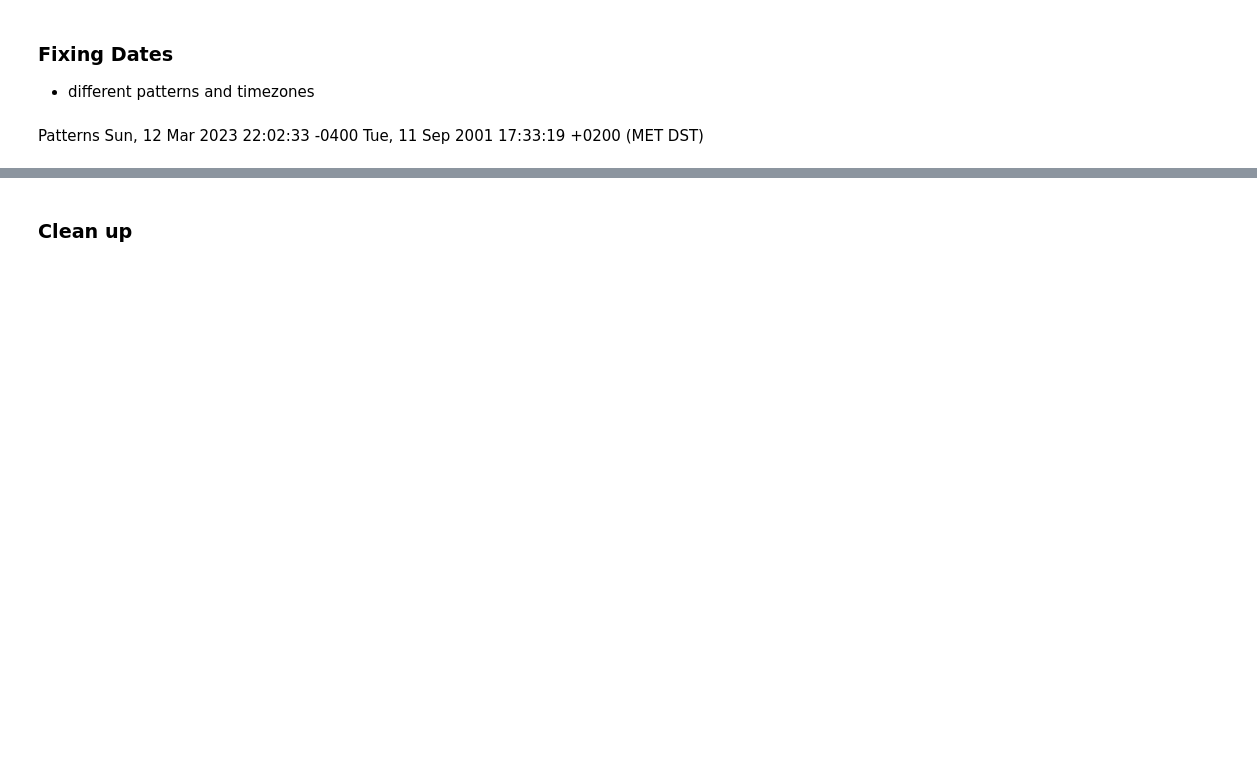
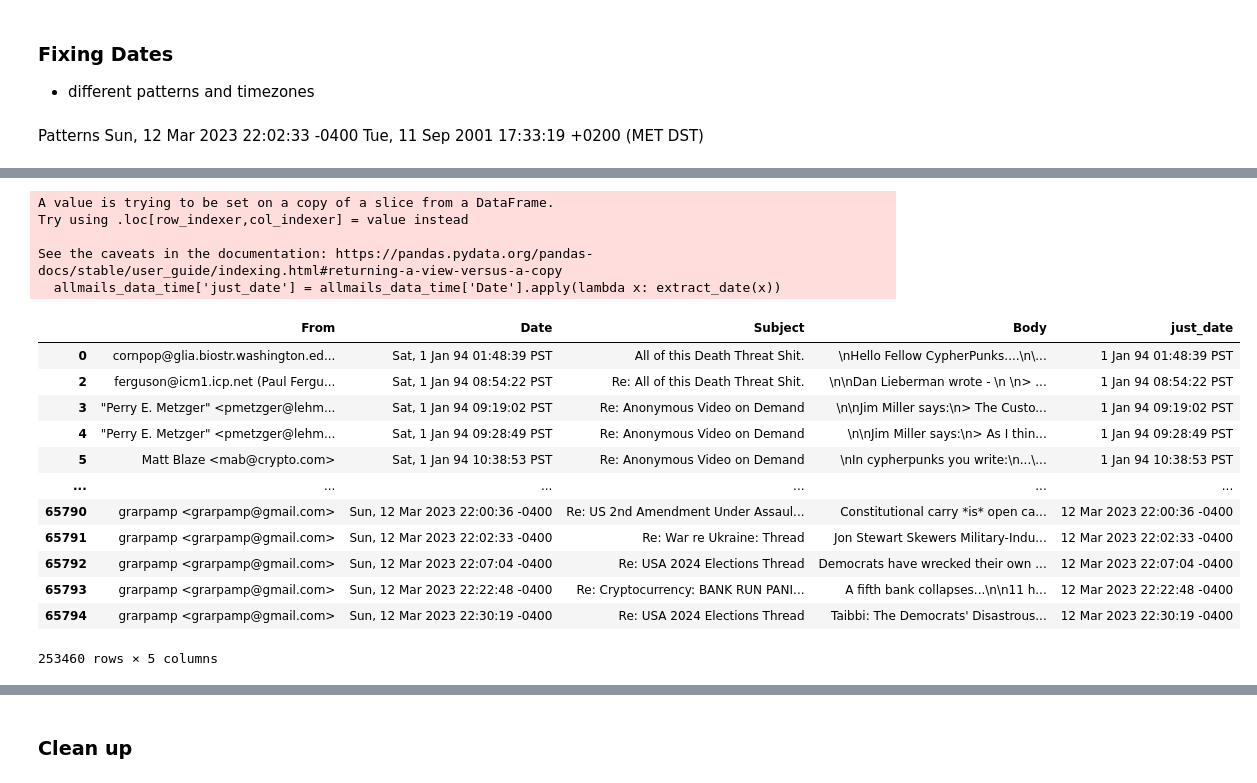
Before and after one commit to d-vf/LSSP-crypto-communities, a Jupyter notebook: LSSP_cypherpunks_dataprep_I_.ipynb, the cells around one changed output, grey strips where cells are left out. Drawn from its saved outputs; the diff is of its cells as text; code cells hidden in the pictures; blank space fills up the shorter version.

```diff
--- a/LSSP_cypherpunks_dataprep_I_.ipynb
+++ b/LSSP_cypherpunks_dataprep_I_.ipynb
@@ -575,4 +597,4 @@ rows_with_pattern
 |  | From | Date | Subject | Body |
 | 90966 | smb@research.att.com | id AA02705sendmail 5.67/QC-subsid... | technical information on Clipper | \n\n------- Forwarded Message\n\n... |
 # %%
-allmails = allmails.iloc[90966:]
+allmails = allmails.drop(90966)
@@ -581,3 +674,6 @@ allmails.to_csv('allmails.csv',index=False)
+# %%
+#duplicateCheck = dataSet.duplicated(subset=['Name', 'Date'], keep=False)
+allmails_data_time = allmails_data.drop_duplicates(subset=['From','Date', 'Body','Subject'], keep='last')
 # %% [markdown]
 ### Fixing Dates
 
@@ -606,0 +701,43 @@ allmails_data
+# %%
+import pandas as pd
+
+# apply the split and extract logic to the 'failed_dates' column
+#new_column = allmails_data_time['Date'].apply(lambda x: x.split('(', 1)[0].strip())
+
+# add the new column to the dataframe
+#allmails_data_time['just_date'] = new_column
+# apply the split and extract logic to the 'failed_dates' column
+
+# define a lambda function to apply different split and extract logics based on two conditions
+def extract_date(x):
+    if '(' in x:
+        return x.split('(', 1)[0].strip()
+    elif ',' in x:
+        return x.split(',', 1)[1].strip()
+    else:
+        return x
+
+# apply the lambda function to the column using the apply() method and store the result in a new column
+allmails_data_time['just_date'] = allmails_data_time['Date'].apply(lambda x: extract_date(x))
+
+# print the updated dataframe
+allmails_data_time
+# %% [output]
+A value is trying to be set on a copy of a slice from a DataFrame.
+Try using .loc[row_indexer,col_indexer] = value instead
+
+See the caveats in the documentation: https://pandas.pydata.org/pandas-docs/stable/user_guide/indexing.html#returning-a-view-versus-a-copy
+  allmails_data_time['just_date'] = allmails_data_time['Date'].apply(lambda x: extract_date(x))
+|  | From | Date | Subject | Body | just_date |
+| 0 | cornpop@glia.biostr.washington.ed... | Sat, 1 Jan 94 01:48:39 PST | All of this Death Threat Shit. | \nHello Fellow CypherPunks....\n\... | 1 Jan 94 01:48:39 PST |
+| 2 | ferguson@icm1.icp.net (Paul Fergu... | Sat, 1 Jan 94 08:54:22 PST | Re: All of this Death Threat Shit. | \n\nDan Lieberman wrote - \n \n> ... | 1 Jan 94 08:54:22 PST |
+| 3 | "Perry E. Metzger" <pmetzger@lehm... | Sat, 1 Jan 94 09:19:02 PST | Re: Anonymous Video on Demand | \n\nJim Miller says:\n> The Custo... | 1 Jan 94 09:19:02 PST |
+| 4 | "Perry E. Metzger" <pmetzger@lehm... | Sat, 1 Jan 94 09:28:49 PST | Re: Anonymous Video on Demand | \n\nJim Miller says:\n> As I thin... | 1 Jan 94 09:28:49 PST |
+| 5 | Matt Blaze <mab@crypto.com> | Sat, 1 Jan 94 10:38:53 PST | Re: Anonymous Video on Demand | \nIn cypherpunks you write:\n...\... | 1 Jan 94 10:38:53 PST |
+| ... | ... | ... | ... | ... | ... |
+| 65790 | grarpamp <grarpamp@gmail.com> | Sun, 12 Mar 2023 22:00:36 -0400 | Re: US 2nd Amendment Under Assaul... | Constitutional carry *is* open ca... | 12 Mar 2023 22:00:36 -0400 |
+| 65791 | grarpamp <grarpamp@gmail.com> | Sun, 12 Mar 2023 22:02:33 -0400 | Re: War re Ukraine: Thread | Jon Stewart Skewers Military-Indu... | 12 Mar 2023 22:02:33 -0400 |
+| 65792 | grarpamp <grarpamp@gmail.com> | Sun, 12 Mar 2023 22:07:04 -0400 | Re: USA 2024 Elections Thread | Democrats have wrecked their own ... | 12 Mar 2023 22:07:04 -0400 |
+| 65793 | grarpamp <grarpamp@gmail.com> | Sun, 12 Mar 2023 22:22:48 -0400 | Re: Cryptocurrency: BANK RUN PANI... | A fifth bank collapses...\n\n11 h... | 12 Mar 2023 22:22:48 -0400 |
+| 65794 | grarpamp <grarpamp@gmail.com> | Sun, 12 Mar 2023 22:30:19 -0400 | Re: USA 2024 Elections Thread | Taibbi: The Democrats' Disastrous... | 12 Mar 2023 22:30:19 -0400 |
+253460 rows × 5 columns
```
Also changed, not shown: parts of 41 cells of this notebook.
